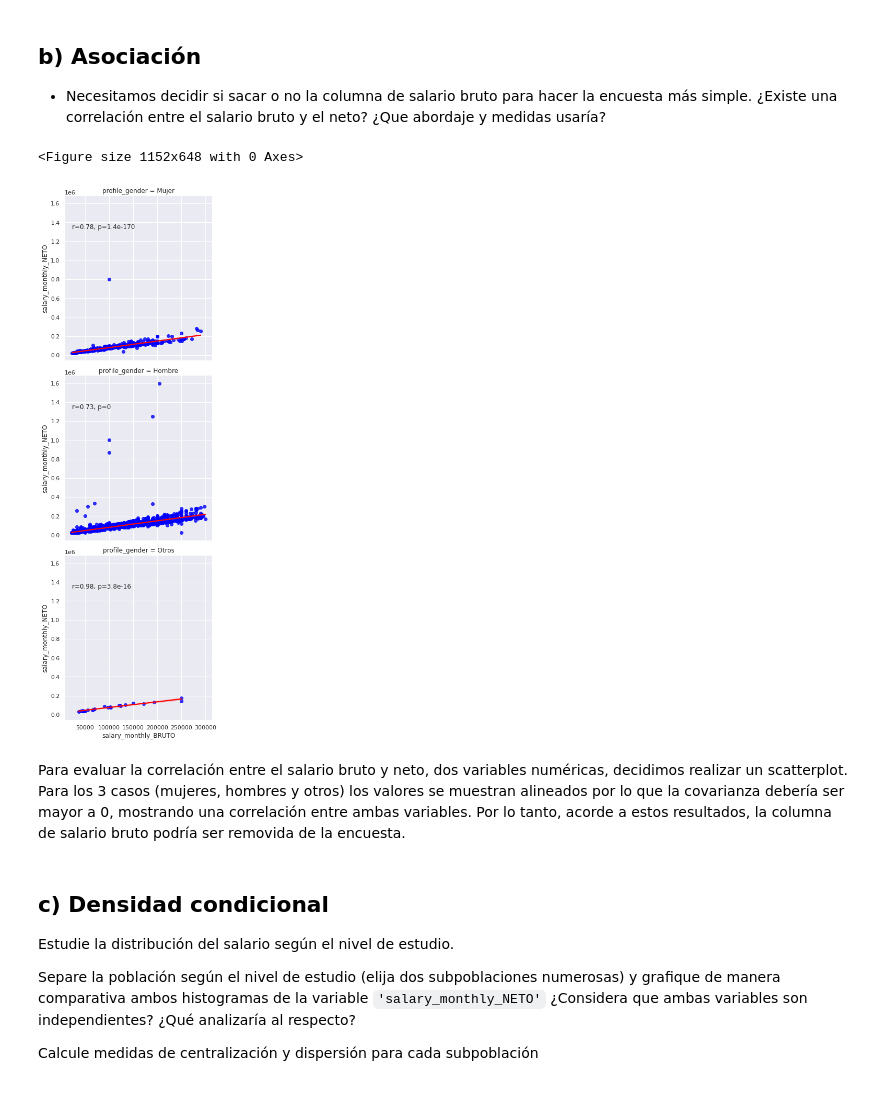
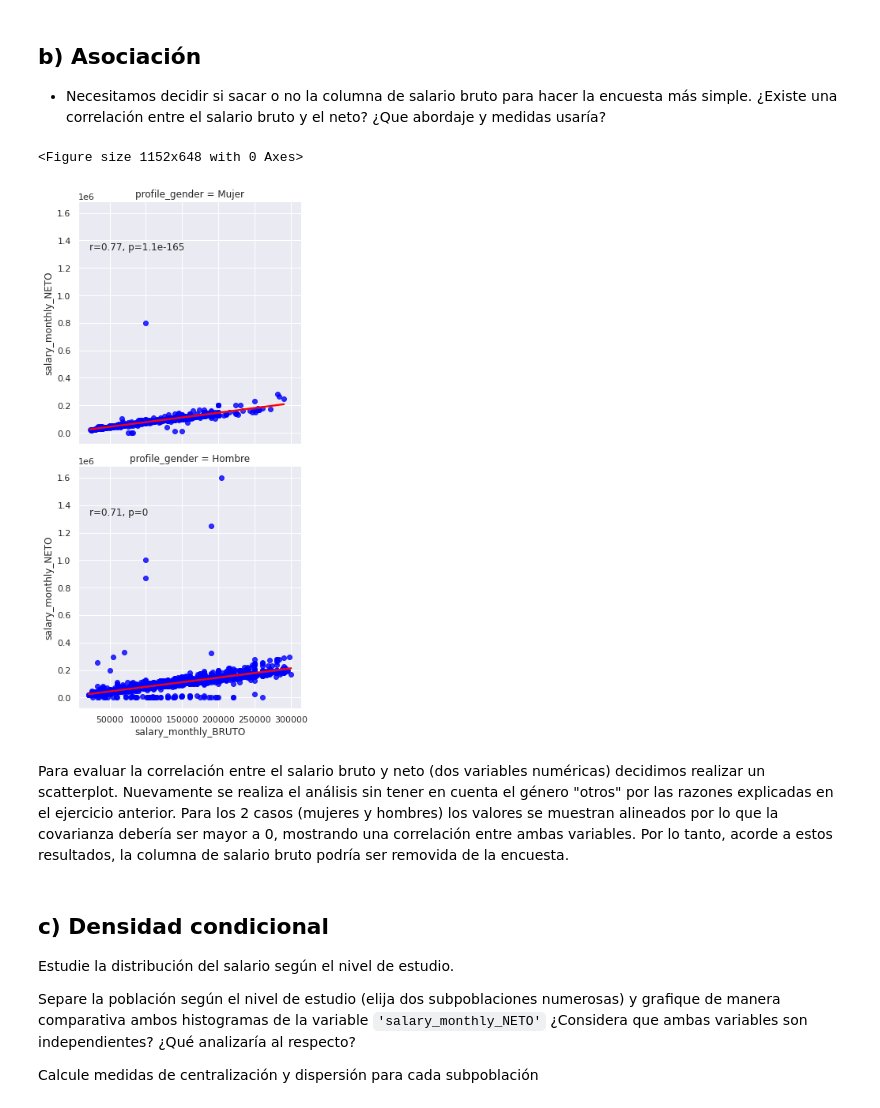
Before and after one commit to chino1504/diplodatos, a Jupyter notebook: AyVD/AyVD-G17-TP1.ipynb, the cells around one changed output. Cells and saved outputs as stored; diff of their text form; code cells hidden in the pictures.

```diff
--- a/AyVD/AyVD-G17-TP1.ipynb
+++ b/AyVD/AyVD-G17-TP1.ipynb
@@ -495,22 +521,22 @@ En conclusión, los datos sugieren que la categoría de estudio influye en el sa
 # %%
 fig = plt.figure(figsize=(16,9), constrained_layout = True)
 #sns.regplot(data=df_filtered, x="salary_monthly_BRUTO", y="salary_monthly_NETO", scatter_kws={"color": "blue"}, line_kws={"color": "red"})
 sns.set_theme(color_codes=True)
-g = sns.lmplot(data=df_filtered, x="salary_monthly_BRUTO", y="salary_monthly_NETO", row='profile_gender', scatter_kws={"color": "blue"}, line_kws={"color": "red"})
+g = sns.lmplot(data=df_gender_filtered, x="salary_monthly_BRUTO", y="salary_monthly_NETO", row='profile_gender', scatter_kws={"color": "blue"}, line_kws={"color": "red"})
 
 def annotate(data, **kws):
     r, p = sp.stats.pearsonr(data['salary_monthly_BRUTO'], data['salary_monthly_NETO'])
     ax = plt.gca()
     ax.text(.05, .8, 'r={:.2f}, p={:.2g}'.format(r, p),
             transform=ax.transAxes)
 
 g.map_dataframe(annotate)
 plt.show()
 # %% [output]
 <Figure size 1152x648 with 0 Axes>
-[figure, old version]
+[figure, new version]
 # %% [markdown]
-Para evaluar la correlación entre el salario bruto y neto, dos variables numéricas, decidimos realizar un scatterplot. Para los 3 casos (mujeres, hombres y otros) los valores se muestran alineados por lo que la covarianza debería ser mayor a 0, mostrando una correlación entre ambas variables. Por lo tanto, acorde a estos resultados, la columna de salario bruto podría ser removida de la encuesta.
+Para evaluar la correlación entre el salario bruto y neto (dos variables numéricas) decidimos realizar un scatterplot. Nuevamente se realiza el análisis sin tener en cuenta el género "otros" por las razones explicadas en el ejercicio anterior. Para los 2 casos (mujeres y hombres) los valores se muestran alineados por lo que la covarianza debería ser mayor a 0, mostrando una correlación entre ambas variables. Por lo tanto, acorde a estos resultados, la columna de salario bruto podría ser removida de la encuesta.
 # %% [markdown]
 ## c) Densidad condicional
 
```
Also changed, not shown: parts of 11 cells of this notebook.
